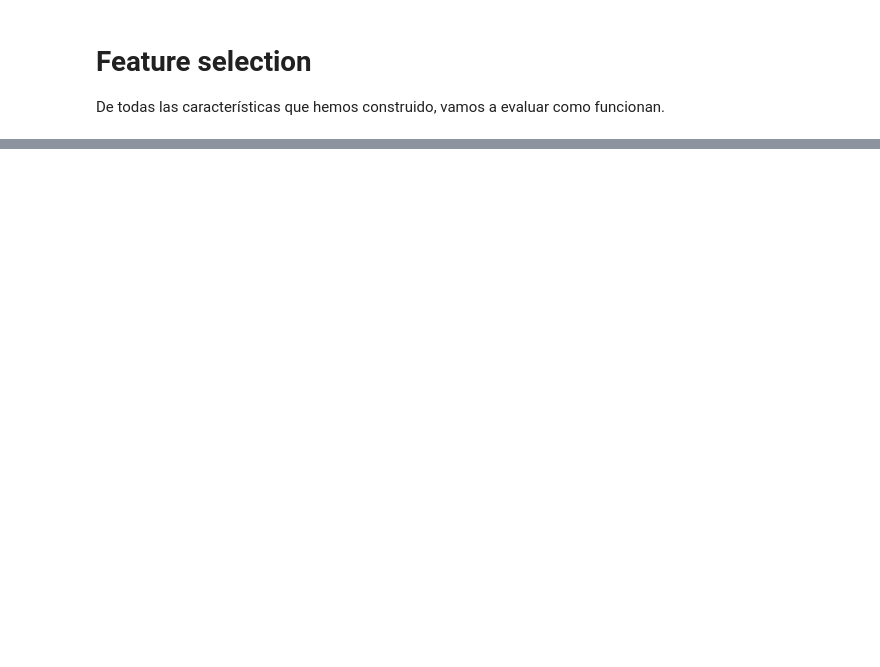
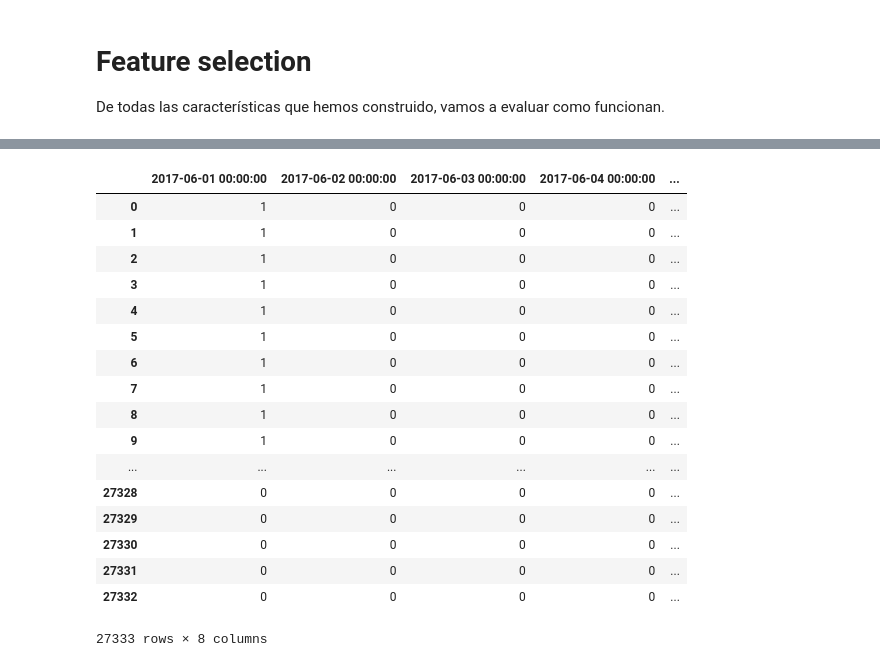
Before and after one commit to truelearning/hackathon-barcelo, a Jupyter notebook: Feature Engineering and Selection.ipynb, the cells around one changed output, grey strips where cells are left out. Saved outputs shown, nothing was run; the diff lists cells and outputs as text; code cells hidden in the pictures; blank space fills up the shorter version.

```diff
--- a/Feature Engineering and Selection.ipynb
+++ b/Feature Engineering and Selection.ipynb
@@ -33,0 +84,21 @@ De todas las características que hemos construido, vamos a evaluar como funcion
+# %%
+pd.get_dummies(df.fecha_reserva)
+# %% [output]
+|  | 2017-06-01 00:00:00 | 2017-06-02 00:00:00 | 2017-06-03 00:00:00 | 2017-06-04 00:00:00 | ... |
+| 0 | 1 | 0 | 0 | 0 | ... |
+| 1 | 1 | 0 | 0 | 0 | ... |
+| 2 | 1 | 0 | 0 | 0 | ... |
+| 3 | 1 | 0 | 0 | 0 | ... |
+| 4 | 1 | 0 | 0 | 0 | ... |
+| 5 | 1 | 0 | 0 | 0 | ... |
+| 6 | 1 | 0 | 0 | 0 | ... |
+| 7 | 1 | 0 | 0 | 0 | ... |
+| 8 | 1 | 0 | 0 | 0 | ... |
+| 9 | 1 | 0 | 0 | 0 | ... |
+| ... | ... | ... | ... | ... | ... |
+| 27328 | 0 | 0 | 0 | 0 | ... |
+| 27329 | 0 | 0 | 0 | 0 | ... |
+| 27330 | 0 | 0 | 0 | 0 | ... |
+| 27331 | 0 | 0 | 0 | 0 | ... |
+| 27332 | 0 | 0 | 0 | 0 | ... |
+27333 rows × 8 columns
```
Also changed, not shown: parts of 5 cells of this notebook.
